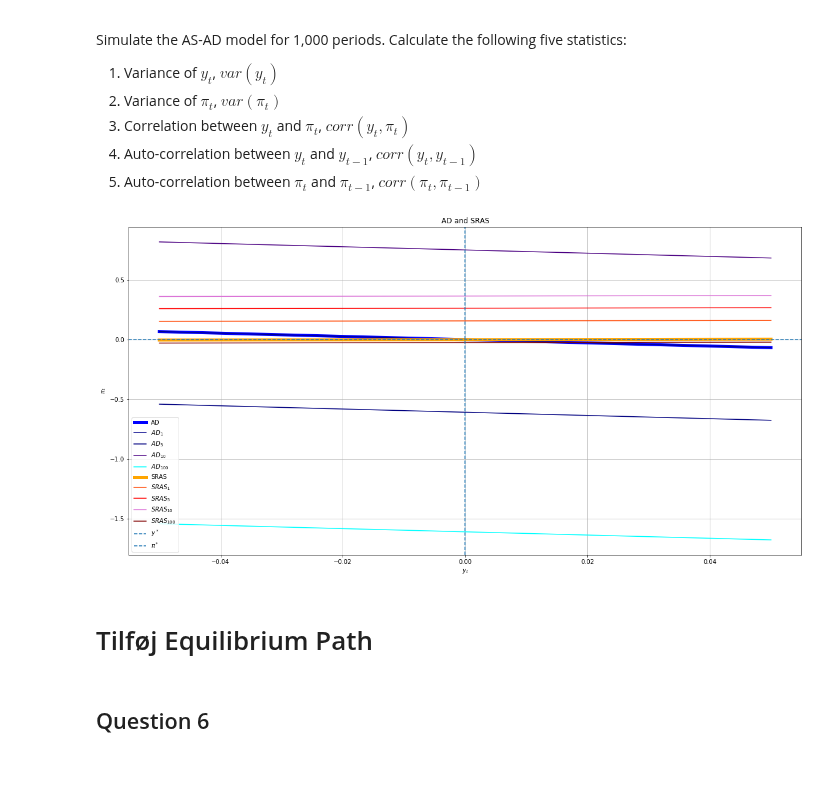
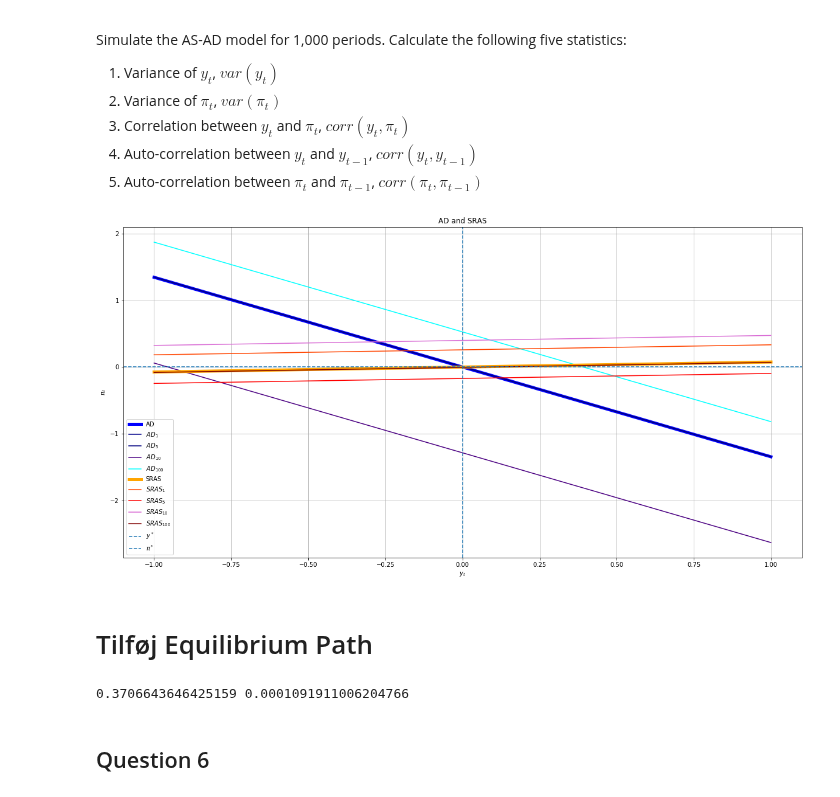
Before and after one commit to NumEconCopenhagen/projects-2019-credible-threats, a Jupyter notebook: examproject/Idaho_J.ipynb, the cells around one changed output. Cells and saved outputs as stored; diff of their text form; code cells hidden in the pictures; blank space fills up the shorter version.

```diff
--- a/examproject/Idaho_J.ipynb
+++ b/examproject/Idaho_J.ipynb
@@ -379,9 +379,14 @@ def SRAS_shock(yt,period,gamma=par['gamma'],phi=par['phi'],st=st):
 # b. Constructing graph
 axis_font = {'fontname':'Arial', 'size':'14'}
 
-def sherlock(vt,st):
+def sherlock(vt,st,ymax):
+    """Constructs figure of convergence in the economy following a shock
+    Args:
+        vt: Vector of shocks
+        st: Vector of shocks
+        ymax: Maxmium value of y. Minimum value of y will become -ymax."""
     # i. Constructing curves
-    y = np.linspace(-0.05,0.05,100)
+    y = np.linspace(-ymax,ymax,100)
     AD_zero = AD_shock(y,0,vt=vt)
     AD_i = AD_shock(y,1,vt=vt)
     AD_v = AD_shock(y,5,vt=vt)
@@ -423,7 +428,7 @@ def sherlock(vt,st):
 
     plt.legend()
 
-sherlock(vt,st)
+sherlock(vt,st,0.05)
 # %% [output]
 [figure]
 # %% [markdown]
@@ -485,10 +495,24 @@ s_func();
 # %%
 # Illustrating AD and SRAS curves with new shocks
 
-sherlock(vt_new,st_new)
+sherlock(vt_new,st_new, 1)
 # %% [output]
-[figure, old version]
+[figure, new version]
 # %% [markdown]
 # Tilføj Equilibrium Path
+# %%
+# Simulating the Economy
+
+# Adding equilibrum values as initial values
+y_sim = []
+pi_sim = []
+
+for i in range(1,num):
+    y_val_i = sol_y_func(vt=vt_new[i],st=st[i],pit1=pi_stars[i-1],yt1=y_stars[i-1],st1=st[i-1])
+    y_sim.append(y_val_i)
+    pi_val_i = sol_pi_func(vt=vt_new[i],st=st_new[i],yt=y_stars[i],pit1=pi_stars[i-1],yt1=y_stars[i-1],st1=st_new[i-1])
+    pi_sim.append(pi_val_i)
+# %% [output]
+0.3706643646425159 0.0001091911006204766
 # %% [markdown]
 ## Question 6
```
Also changed, not shown: parts of 5 cells of this notebook.
